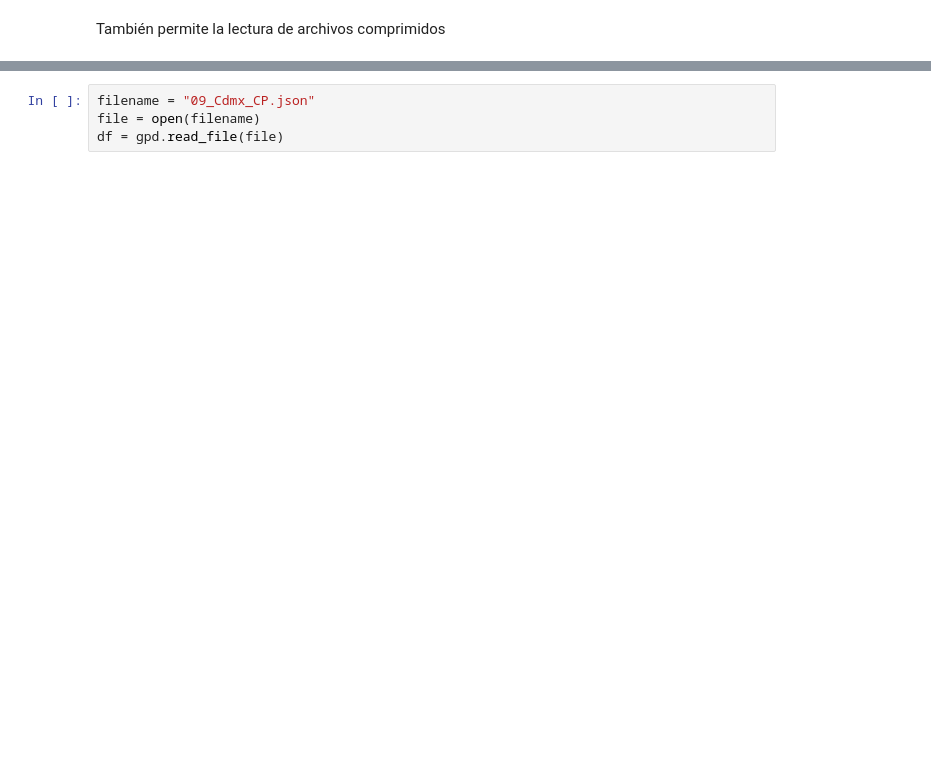
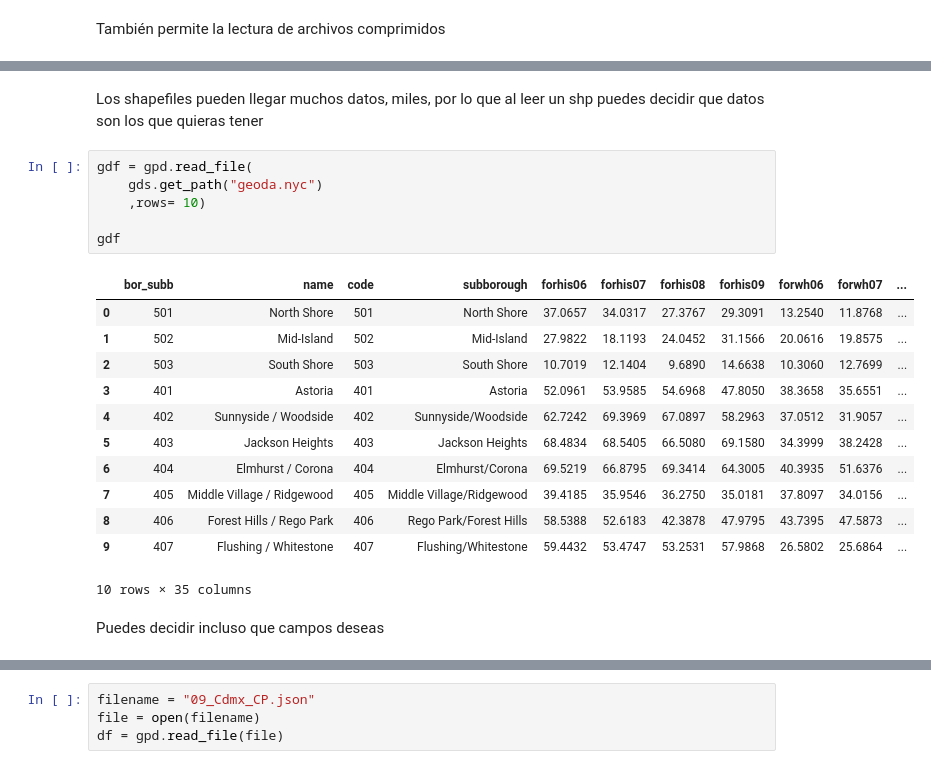
Before and after one commit to MiguelMonr/Geo_Pandas, a Jupyter notebook: ejecutables/JupyterNotebooks/lectura.ipynb, the cells around one changed output, grey strips where cells are left out. Cells and saved outputs as stored; diff of their text form; blank space fills up the shorter version.

```diff
--- a/ejecutables/JupyterNotebooks/lectura.ipynb
+++ b/ejecutables/JupyterNotebooks/lectura.ipynb
@@ -93 +120,24 @@ gdf
+# %% [markdown]
+Los shapefiles pueden llegar muchos datos, miles, por lo que al leer un shp puedes decidir que datos son los que quieras tener
+# %%
+gdf = gpd.read_file(
+    gds.get_path("geoda.nyc")
+    ,rows= 10)
+
+gdf
+# %% [output]
+|  | bor_subb | name | code | subborough | forhis06 | forhis07 | forhis08 | forhis09 | forwh06 | forwh07 | ... |
+| 0 | 501 | North Shore | 501 | North Shore | 37.0657 | 34.0317 | 27.3767 | 29.3091 | 13.2540 | 11.8768 | ... |
+| 1 | 502 | Mid-Island | 502 | Mid-Island | 27.9822 | 18.1193 | 24.0452 | 31.1566 | 20.0616 | 19.8575 | ... |
+| 2 | 503 | South Shore | 503 | South Shore | 10.7019 | 12.1404 | 9.6890 | 14.6638 | 10.3060 | 12.7699 | ... |
+| 3 | 401 | Astoria | 401 | Astoria | 52.0961 | 53.9585 | 54.6968 | 47.8050 | 38.3658 | 35.6551 | ... |
+| 4 | 402 | Sunnyside / Woodside | 402 | Sunnyside/Woodside | 62.7242 | 69.3969 | 67.0897 | 58.2963 | 37.0512 | 31.9057 | ... |
+| 5 | 403 | Jackson Heights | 403 | Jackson Heights | 68.4834 | 68.5405 | 66.5080 | 69.1580 | 34.3999 | 38.2428 | ... |
+| 6 | 404 | Elmhurst / Corona | 404 | Elmhurst/Corona | 69.5219 | 66.8795 | 69.3414 | 64.3005 | 40.3935 | 51.6376 | ... |
+| 7 | 405 | Middle Village / Ridgewood | 405 | Middle Village/Ridgewood | 39.4185 | 35.9546 | 36.2750 | 35.0181 | 37.8097 | 34.0156 | ... |
+| 8 | 406 | Forest Hills / Rego Park | 406 | Rego Park/Forest Hills | 58.5388 | 52.6183 | 42.3878 | 47.9795 | 43.7395 | 47.5873 | ... |
+| 9 | 407 | Flushing / Whitestone | 407 | Flushing/Whitestone | 59.4432 | 53.4747 | 53.2531 | 57.9868 | 26.5802 | 25.6864 | ... |
+10 rows × 35 columns
+# %% [markdown]
+Puedes decidir incluso que campos deseas
 # %%
```
Also changed, not shown: parts of 20 cells of this notebook.
